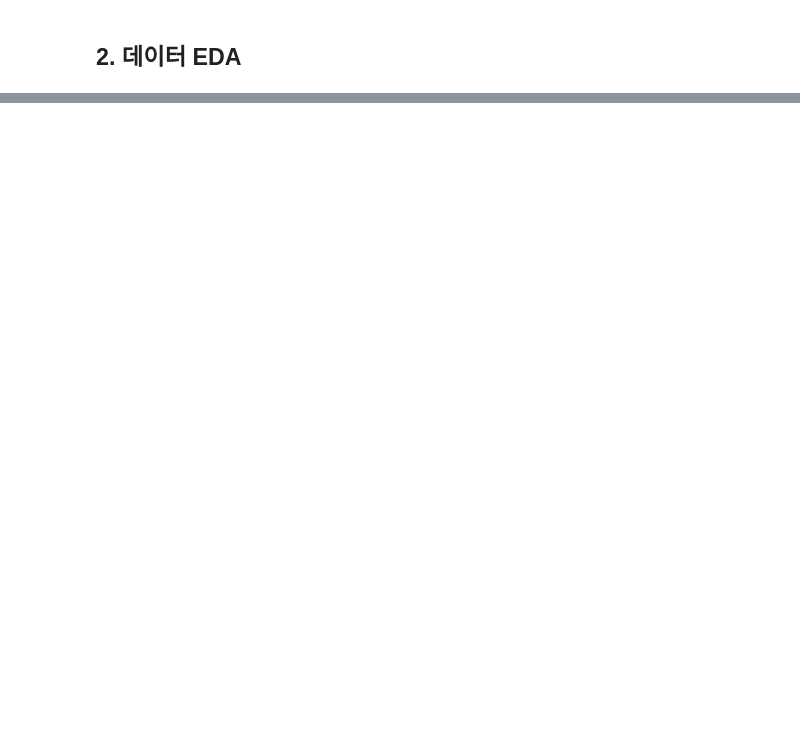
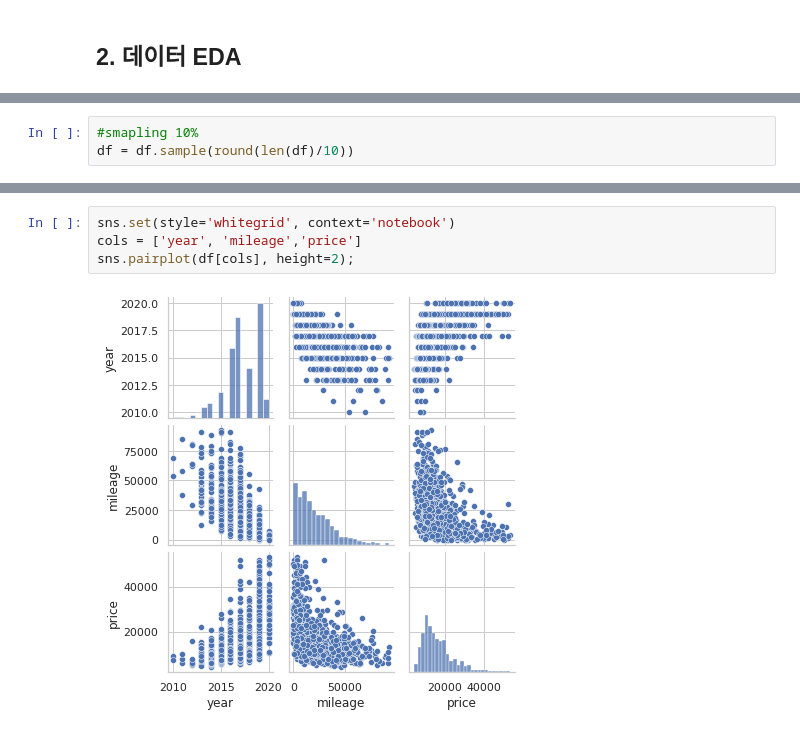
Before and after one commit to KYOH95/Project_2_Car_Analysis, a Jupyter notebook: Project2.ipynb, the cells around one changed output, grey strips where cells are left out. Drawn from its saved outputs; the diff is of its cells as text; blank space fills up the shorter version.

```diff
--- a/Project2.ipynb
+++ b/Project2.ipynb
@@ -316,2 +315,5 @@ df = df[(df['price'] >= np.percentile(df['price'], 0.5)) &
+# %%
+#smapling 10%
+df = df.sample(round(len(df)/10))
 # %%
 sns.distplot(df['price'], kde=True, rug=False)
@@ -362,0 +348,6 @@ sns.distplot(df[(df['price']<=16500)]['year'], kde=True, rug=True)
+# %%
+sns.set(style='whitegrid', context='notebook')
+cols = ['year', 'mileage','price']
+sns.pairplot(df[cols], height=2);
+# %% [output]
+[figure, added]
```
Also changed, not shown: parts of 25 cells of this notebook.
